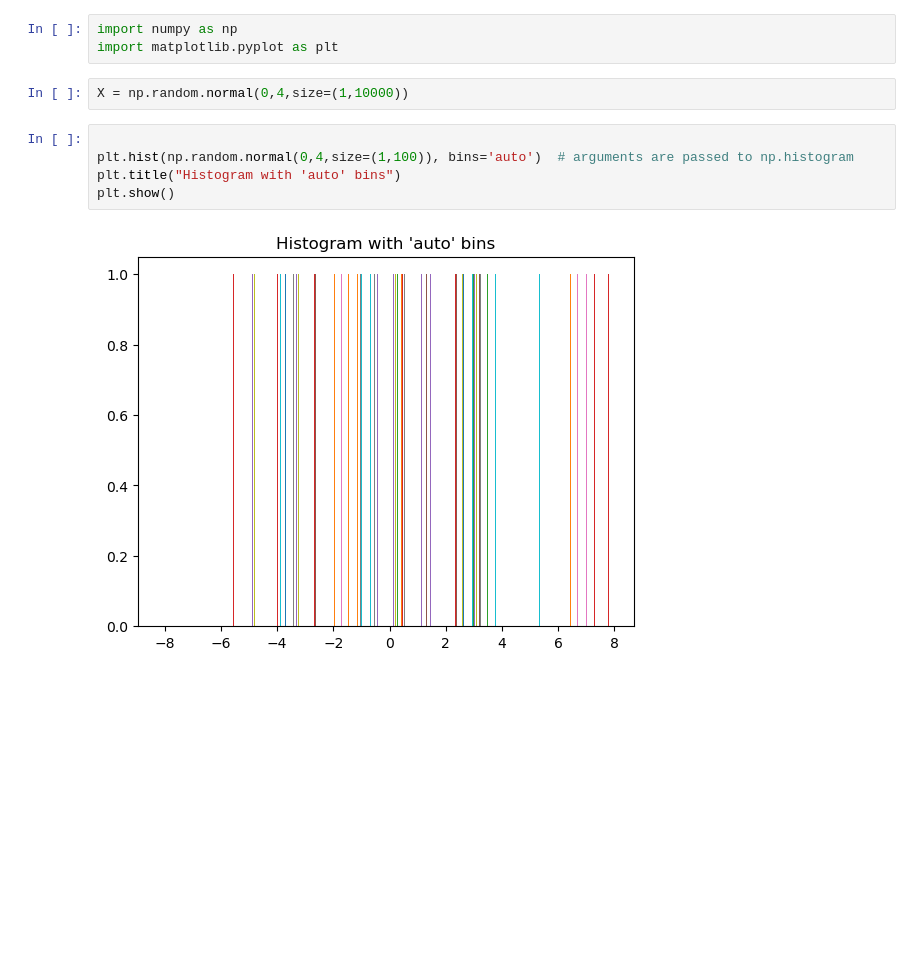
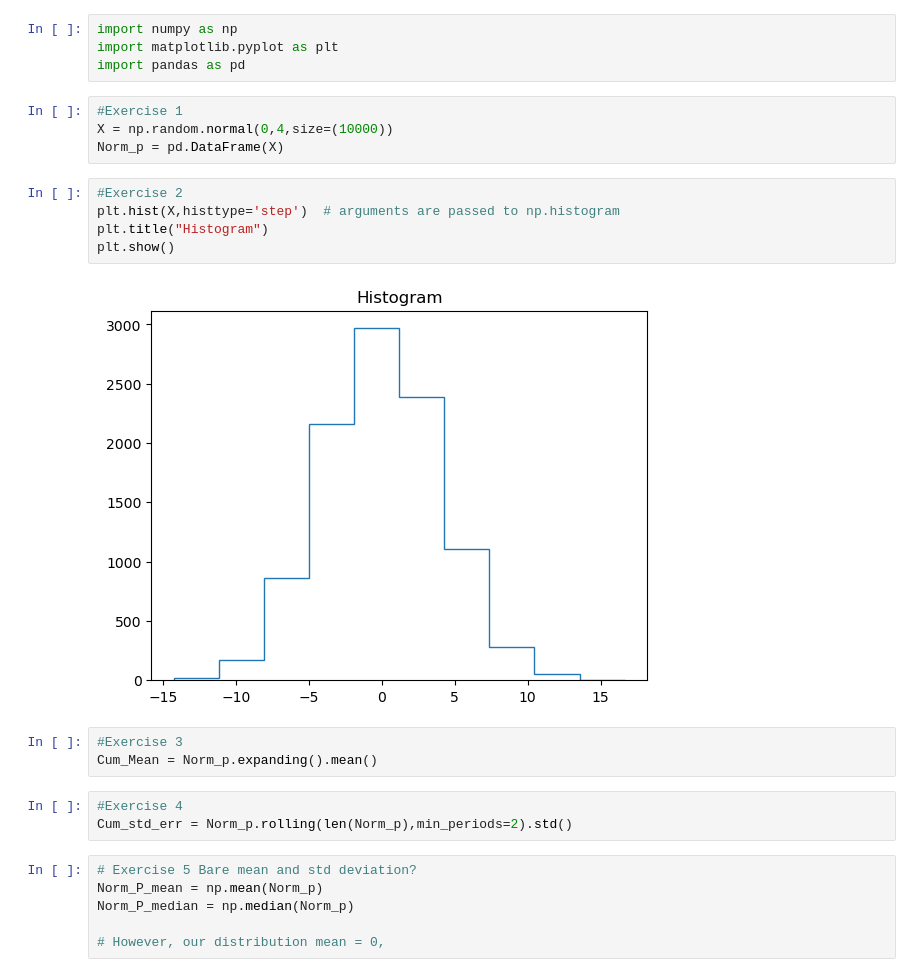
Before and after one commit to davidAlvaBro/comsocsci2023, a Jupyter notebook: Exercise_3.ipynb, the cells around one changed output. Drawn from its saved outputs; the diff is of its cells as text; blank space fills up the shorter version.

```diff
--- a/Exercise_3.ipynb
+++ b/Exercise_3.ipynb
@@ -1,12 +1,27 @@
 # %%
 import numpy as np
 import matplotlib.pyplot as plt
+import pandas as pd
 # %%
-X = np.random.normal(0,4,size=(1,10000))
+#Exercise 1
+X = np.random.normal(0,4,size=(10000))
+Norm_p = pd.DataFrame(X)
 # %%
-
-plt.hist(np.random.normal(0,4,size=(1,100)), bins='auto')  # arguments are passed to np.histogram
-plt.title("Histogram with 'auto' bins")
+#Exercise 2
+plt.hist(X,histtype='step')  # arguments are passed to np.histogram
+plt.title("Histogram")
 plt.show()
 # %% [output]
-[figure, old version]
+[figure, new version]
+# %%
+#Exercise 3
+Cum_Mean = Norm_p.expanding().mean()
+# %%
+#Exercise 4
+Cum_std_err = Norm_p.rolling(len(Norm_p),min_periods=2).std()
+# %%
+# Exercise 5 Bare mean and std deviation?
+Norm_P_mean = np.mean(Norm_p)
+Norm_P_median = np.median(Norm_p)
+
+# However, our distribution mean = 0,
```
Also changed, not shown: parts of 5 cells of this notebook, 1 other file.
